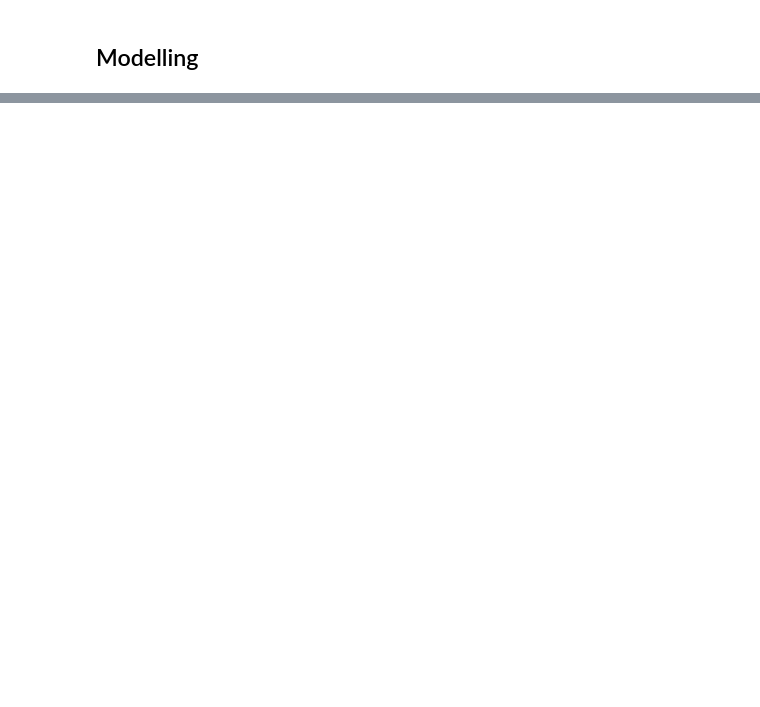
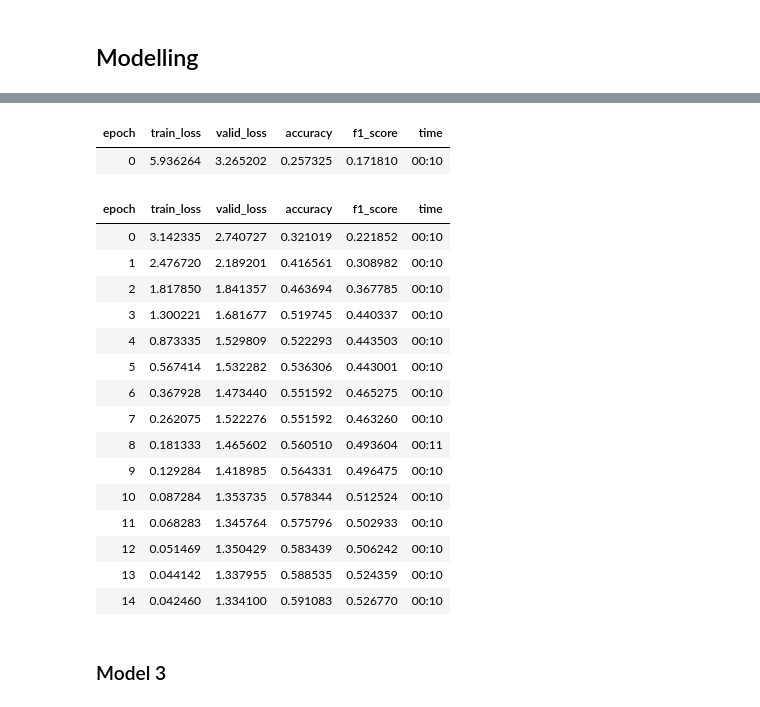
Before and after one commit to melchiorhering/AML-Kaggle-Project, a Jupyter notebook: fastai.ipynb, the cells around one changed output, grey strips where cells are left out. Cells and saved outputs as stored; diff of their text form; code cells hidden in the pictures; blank space fills up the shorter version.

```diff
--- a/fastai.ipynb
+++ b/fastai.ipynb
@@ -76,0 +310,23 @@ learn.fine_tune(4)
+# %%
+learn2.fine_tune(15)
+# %% [output]
+| epoch | train_loss | valid_loss | accuracy | f1_score | time |
+| 0 | 5.936264 | 3.265202 | 0.257325 | 0.171810 | 00:10 |
+| epoch | train_loss | valid_loss | accuracy | f1_score | time |
+| 0 | 3.142335 | 2.740727 | 0.321019 | 0.221852 | 00:10 |
+| 1 | 2.476720 | 2.189201 | 0.416561 | 0.308982 | 00:10 |
+| 2 | 1.817850 | 1.841357 | 0.463694 | 0.367785 | 00:10 |
+| 3 | 1.300221 | 1.681677 | 0.519745 | 0.440337 | 00:10 |
+| 4 | 0.873335 | 1.529809 | 0.522293 | 0.443503 | 00:10 |
+| 5 | 0.567414 | 1.532282 | 0.536306 | 0.443001 | 00:10 |
+| 6 | 0.367928 | 1.473440 | 0.551592 | 0.465275 | 00:10 |
+| 7 | 0.262075 | 1.522276 | 0.551592 | 0.463260 | 00:10 |
+| 8 | 0.181333 | 1.465602 | 0.560510 | 0.493604 | 00:11 |
+| 9 | 0.129284 | 1.418985 | 0.564331 | 0.496475 | 00:10 |
+| 10 | 0.087284 | 1.353735 | 0.578344 | 0.512524 | 00:10 |
+| 11 | 0.068283 | 1.345764 | 0.575796 | 0.502933 | 00:10 |
+| 12 | 0.051469 | 1.350429 | 0.583439 | 0.506242 | 00:10 |
+| 13 | 0.044142 | 1.337955 | 0.588535 | 0.524359 | 00:10 |
+| 14 | 0.042460 | 1.334100 | 0.591083 | 0.526770 | 00:10 |
+# %% [markdown]
+### Model 3
```
Also changed, not shown: parts of 48 cells of this notebook, 1 other file.
